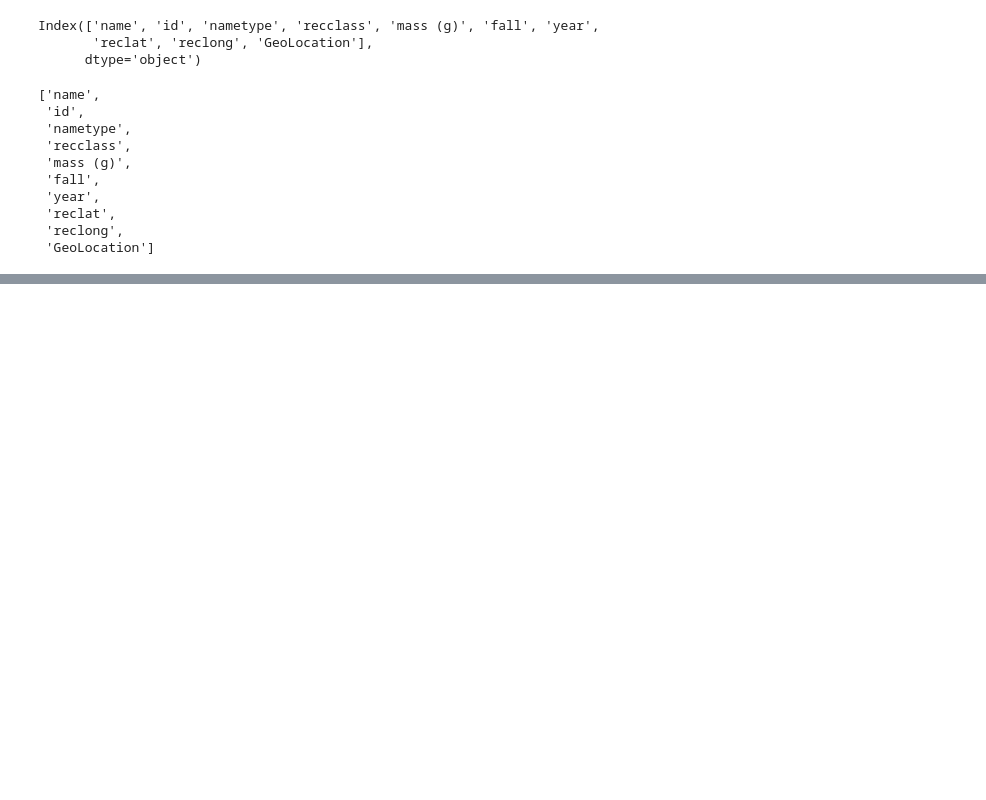
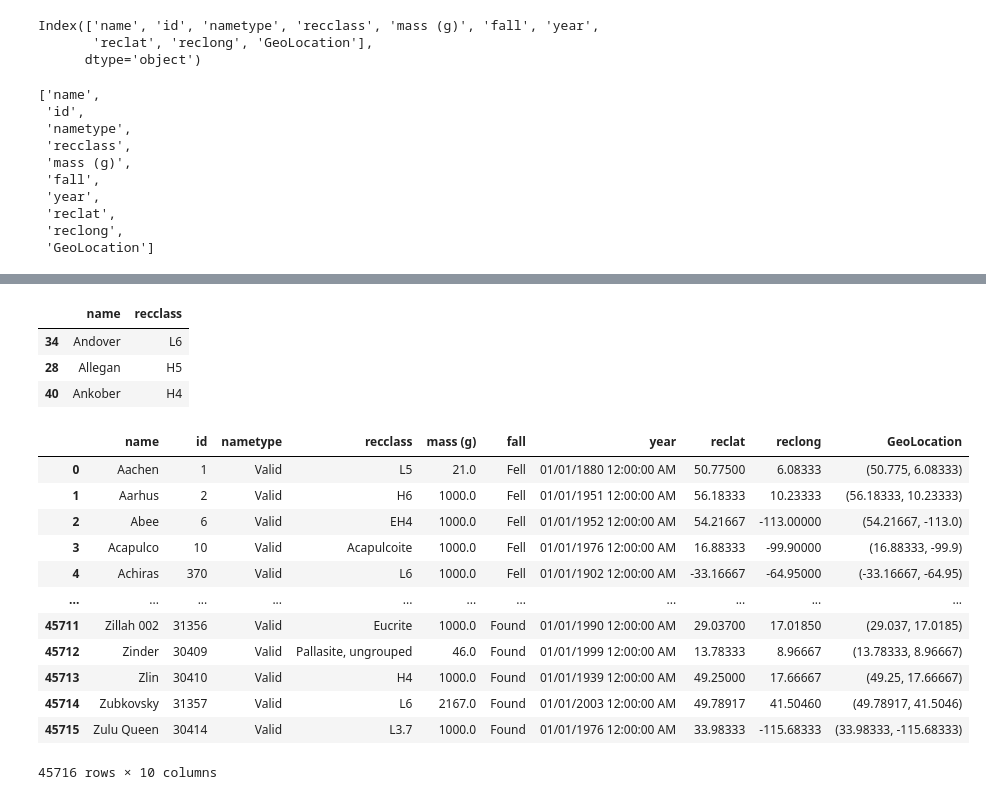
Before and after one commit to hackablock/Basic-Data-Science, a Jupyter notebook: Basic_Data_Science.ipynb, the cells around one changed output, grey strips where cells are left out. Saved outputs shown, nothing was run; the diff lists cells and outputs as text; code cells hidden in the pictures; blank space fills up the shorter version.

```diff
--- a/Basic_Data_Science.ipynb
+++ b/Basic_Data_Science.ipynb
@@ -46,0 +253,25 @@ df.columns.to_list()
+# %%
+df.iloc[[34,28,40], [0, 3]]
+# %% [output]
+|  | name | recclass |
+| 34 | Andover | L6 |
+| 28 | Allegan | H5 |
+| 40 | Ankober | H4 |
+# %%
+df.loc[df['id']%2 == 0, 'mass (g)'] = 1000
+# %%
+df
+# %% [output]
+|  | name | id | nametype | recclass | mass (g) | fall | year | reclat | reclong | GeoLocation |
+| 0 | Aachen | 1 | Valid | L5 | 21.0 | Fell | 01/01/1880 12:00:00 AM | 50.77500 | 6.08333 | (50.775, 6.08333) |
+| 1 | Aarhus | 2 | Valid | H6 | 1000.0 | Fell | 01/01/1951 12:00:00 AM | 56.18333 | 10.23333 | (56.18333, 10.23333) |
+| 2 | Abee | 6 | Valid | EH4 | 1000.0 | Fell | 01/01/1952 12:00:00 AM | 54.21667 | -113.00000 | (54.21667, -113.0) |
+| 3 | Acapulco | 10 | Valid | Acapulcoite | 1000.0 | Fell | 01/01/1976 12:00:00 AM | 16.88333 | -99.90000 | (16.88333, -99.9) |
+| 4 | Achiras | 370 | Valid | L6 | 1000.0 | Fell | 01/01/1902 12:00:00 AM | -33.16667 | -64.95000 | (-33.16667, -64.95) |
+| ... | ... | ... | ... | ... | ... | ... | ... | ... | ... | ... |
+| 45711 | Zillah 002 | 31356 | Valid | Eucrite | 1000.0 | Found | 01/01/1990 12:00:00 AM | 29.03700 | 17.01850 | (29.037, 17.0185) |
+| 45712 | Zinder | 30409 | Valid | Pallasite, ungrouped | 46.0 | Found | 01/01/1999 12:00:00 AM | 13.78333 | 8.96667 | (13.78333, 8.96667) |
+| 45713 | Zlin | 30410 | Valid | H4 | 1000.0 | Found | 01/01/1939 12:00:00 AM | 49.25000 | 17.66667 | (49.25, 17.66667) |
+| 45714 | Zubkovsky | 31357 | Valid | L6 | 2167.0 | Found | 01/01/2003 12:00:00 AM | 49.78917 | 41.50460 | (49.78917, 41.5046) |
+| 45715 | Zulu Queen | 30414 | Valid | L3.7 | 1000.0 | Found | 01/01/1976 12:00:00 AM | 33.98333 | -115.68333 | (33.98333, -115.68333) |
+45716 rows × 10 columns
```
Also changed, not shown: parts of 19 cells of this notebook.
